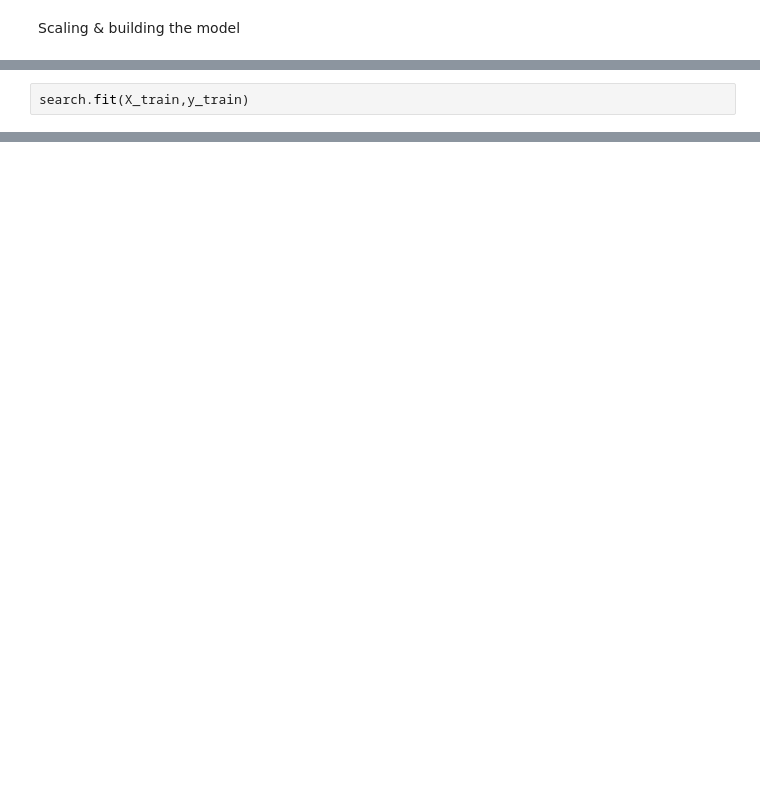
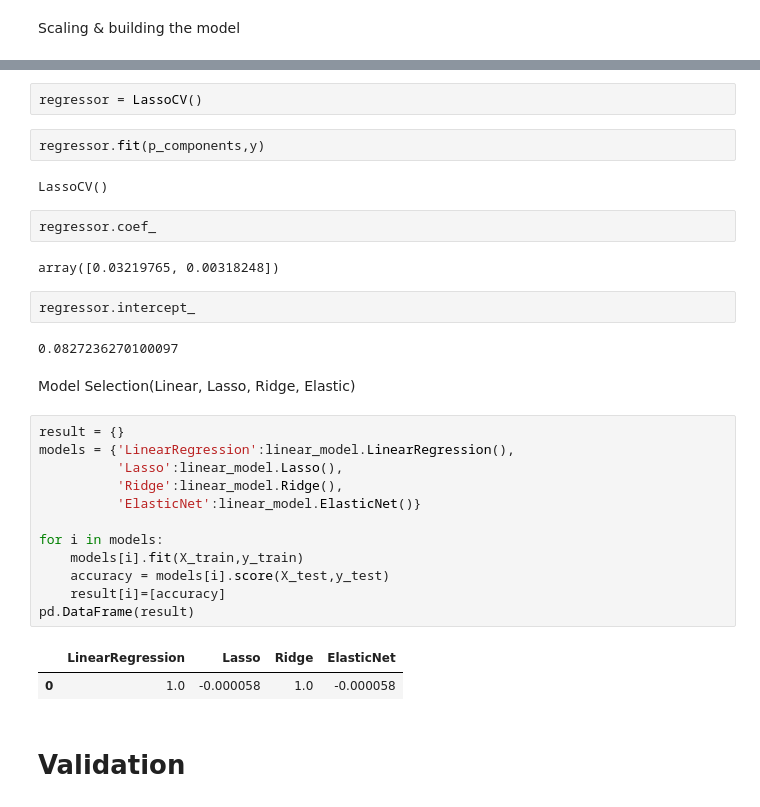
Before and after one commit to KenaMuigai/dataScienceEvaluation, a Jupyter notebook: Datascience_evaluation.ipynb, the cells around one changed output, grey strips where cells are left out. Cells and saved outputs as stored; diff of their text form; blank space fills up the shorter version.

```diff
--- a/Datascience_evaluation.ipynb
+++ b/Datascience_evaluation.ipynb
@@ -341,2 +345,0 @@ search = GridSearchCV(pipeline,
-# %%
-search.fit(X_train,y_train)
@@ -359,0 +369,33 @@ np.array(features)[importance == 0]
+# %%
+regressor = LassoCV()
+# %%
+regressor.fit(p_components,y)
+# %% [output]
+LassoCV()
+# %%
+regressor.coef_
+# %% [output]
+array([0.03219765, 0.00318248])
+# %%
+regressor.intercept_
+# %% [output]
+0.0827236270100097
+# %% [markdown]
+Model Selection(Linear, Lasso, Ridge, Elastic)
+# %%
+result = {}
+models = {'LinearRegression':linear_model.LinearRegression(),
+          'Lasso':linear_model.Lasso(),
+          'Ridge':linear_model.Ridge(),
+          'ElasticNet':linear_model.ElasticNet()}
+
+for i in models:
+    models[i].fit(X_train,y_train)
+    accuracy = models[i].score(X_test,y_test)
+    result[i]=[accuracy]
+pd.DataFrame(result)
+# %% [output]
+|  | LinearRegression | Lasso | Ridge | ElasticNet |
+| 0 | 1.0 | -0.000058 | 1.0 | -0.000058 |
+# %% [markdown]
+# Validation
```
Also changed, not shown: parts of 30 cells of this notebook.
